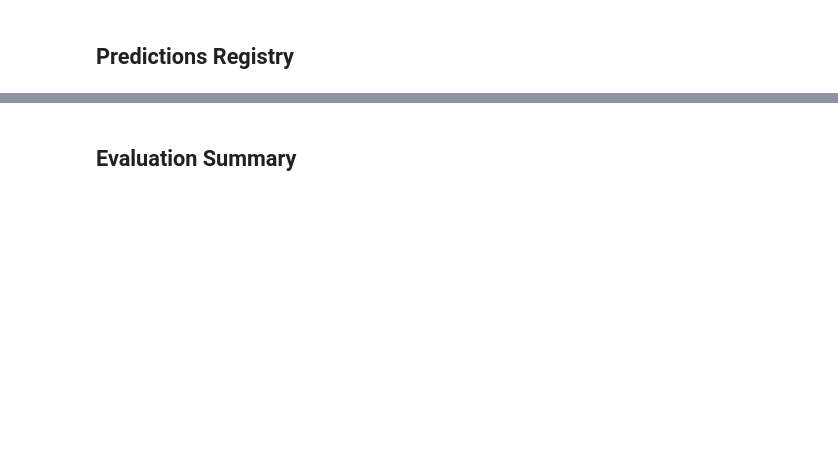
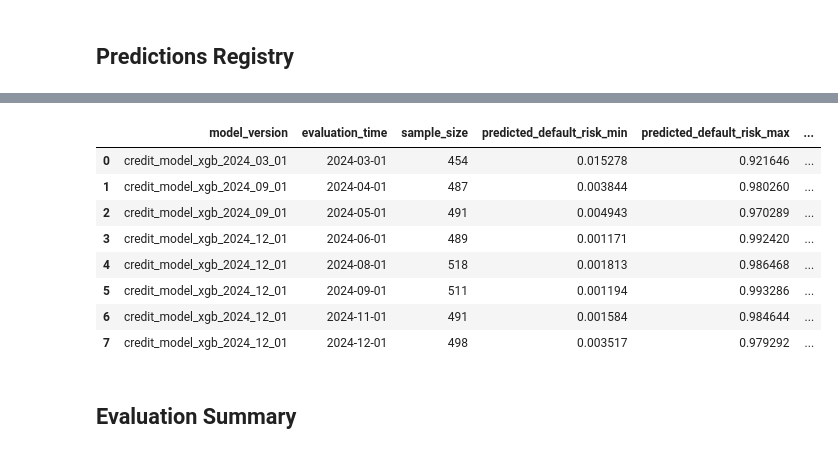
Before and after one commit to pakkei1212/MLE, a Jupyter notebook: a2/scripts/notebook/model_predictions_dashboard.ipynb, the cells around one changed output, grey strips where cells are left out. Drawn from its saved outputs; the diff is of its cells as text; code cells hidden in the pictures; blank space fills up the shorter version.

```diff
--- a/a2/scripts/notebook/model_predictions_dashboard.ipynb
+++ b/a2/scripts/notebook/model_predictions_dashboard.ipynb
@@ -122,3 +130,15 @@ Summaries loaded: (3, 20)
+# %%
+summaries
+# %% [output]
+|  | model_version | evaluation_time | sample_size | predicted_default_risk_min | predicted_default_risk_max | ... |
+| 0 | credit_model_xgb_2024_03_01 | 2024-03-01 | 454 | 0.015278 | 0.921646 | ... |
+| 1 | credit_model_xgb_2024_09_01 | 2024-04-01 | 487 | 0.003844 | 0.980260 | ... |
+| 2 | credit_model_xgb_2024_09_01 | 2024-05-01 | 491 | 0.004943 | 0.970289 | ... |
+| 3 | credit_model_xgb_2024_12_01 | 2024-06-01 | 489 | 0.001171 | 0.992420 | ... |
+| 4 | credit_model_xgb_2024_12_01 | 2024-08-01 | 518 | 0.001813 | 0.986468 | ... |
+| 5 | credit_model_xgb_2024_12_01 | 2024-09-01 | 511 | 0.001194 | 0.993286 | ... |
+| 6 | credit_model_xgb_2024_12_01 | 2024-11-01 | 491 | 0.001584 | 0.984644 | ... |
+| 7 | credit_model_xgb_2024_12_01 | 2024-12-01 | 498 | 0.003517 | 0.979292 | ... |
 # %% [markdown]
 ## Evaluation Summary
 # %%
```
Also changed, not shown: parts of 5 cells of this notebook, 21 other files.
